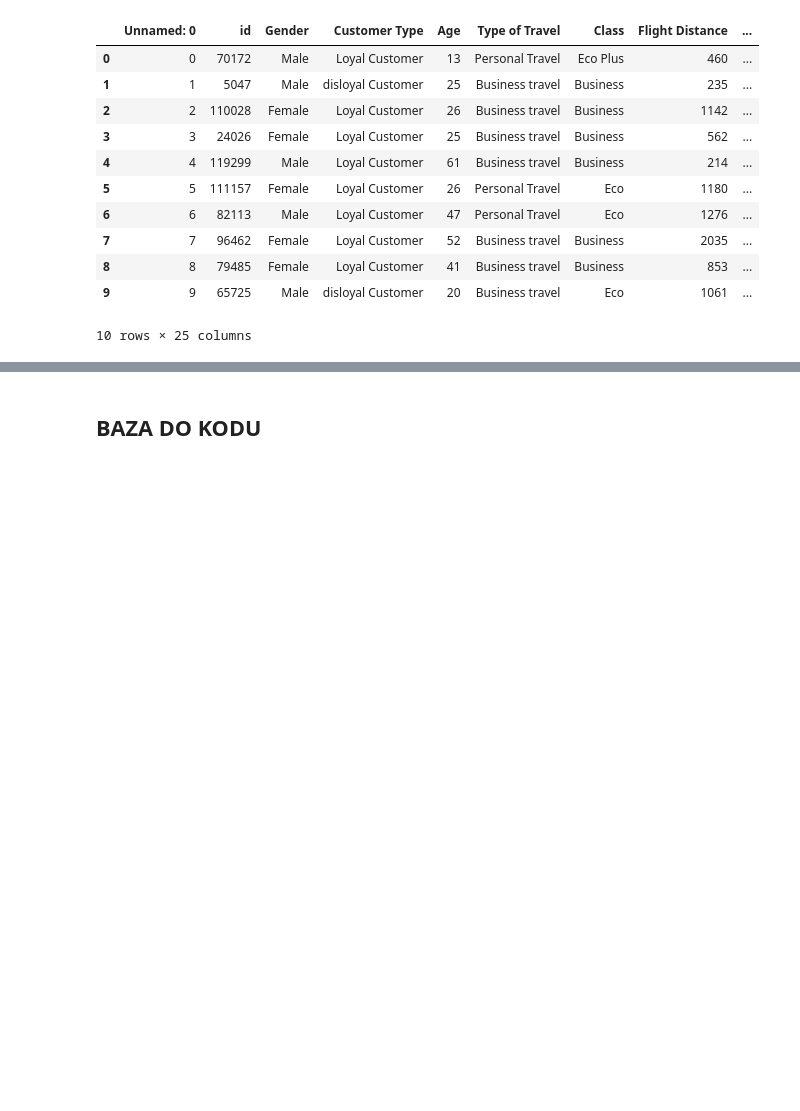
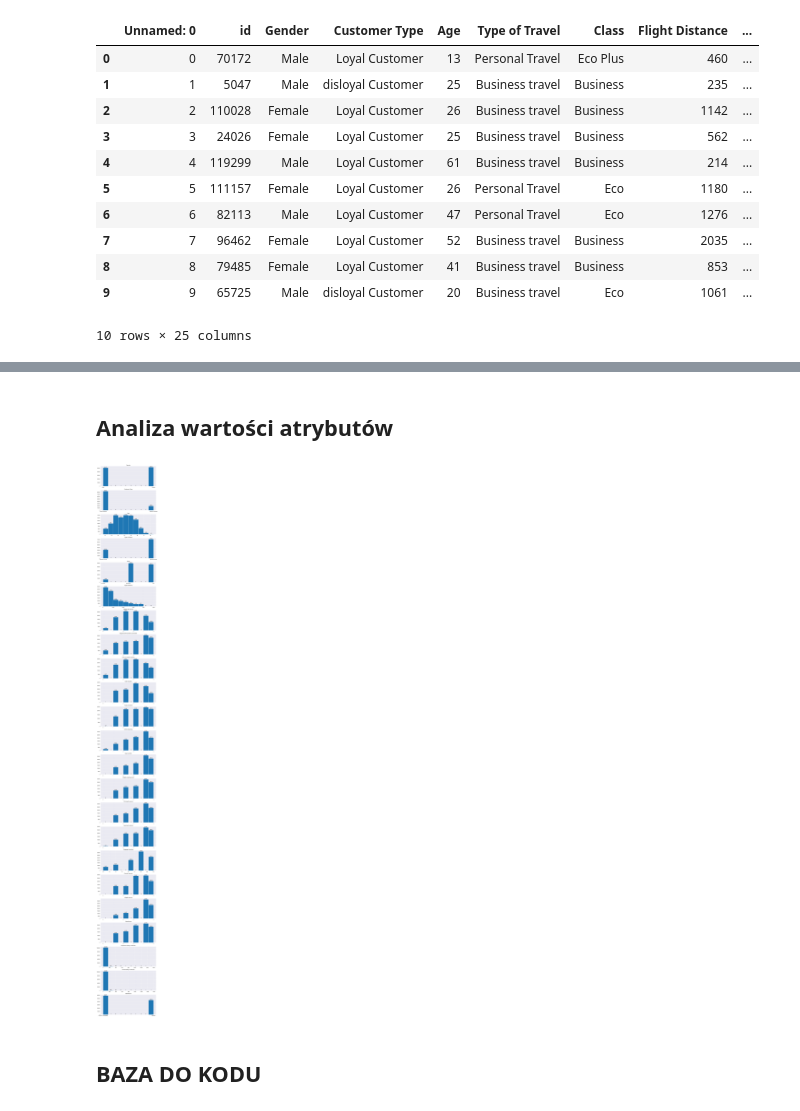
Before and after one commit to jkwiatk1/ZUM, a Jupyter notebook: database/dataPrep.ipynb, the cells around one changed output, grey strips where cells are left out. Cells and saved outputs as stored; diff of their text form; code cells hidden in the pictures; blank space fills up the shorter version.

Commit message:
Add atr histograms

```diff
--- a/database/dataPrep.ipynb
+++ b/database/dataPrep.ipynb
@@ -40,0 +58,3 @@ df.head(n=10)
+# %%
+if df.columns[0] != 'id':
+    df.drop(df.columns[0], axis=1,inplace=True)
@@ -41,2 +71,24 @@ df.head(n=10)
+# %% [markdown]
+## Analiza wartości atrybutów
+# %%
+# utwórz subploty dla każdego atrybutu
+df_hist = df.copy()
+df_hist.drop(columns=['id'], inplace=True)
+fig, axs = plt.subplots(nrows=len(df_hist.columns), figsize=(10, 100))
+
+# pętla po kolumnach ramki danych
+for i, col in enumerate(df_hist.columns):
+   if col != 'id':  # pomijaj atrybut 'id'
+        axs[i].hist(df_hist[col])
+        # ustaw tytuł subplotu na nazwę kolumny
+        axs[i].set_title(col)
+        # dodaj wartości na każdym słupku
+        for rect in axs[i].patches:
+            height = rect.get_height()
+            axs[i].text(rect.get_x() + rect.get_width() / 2, height, int(height), ha='center', va='bottom')
+
+plt.show()
+# %% [output]
+[figure, added]
 # %% [markdown]
 ## BAZA DO KODU
```
Also changed, not shown: parts of 7 cells of this notebook.
